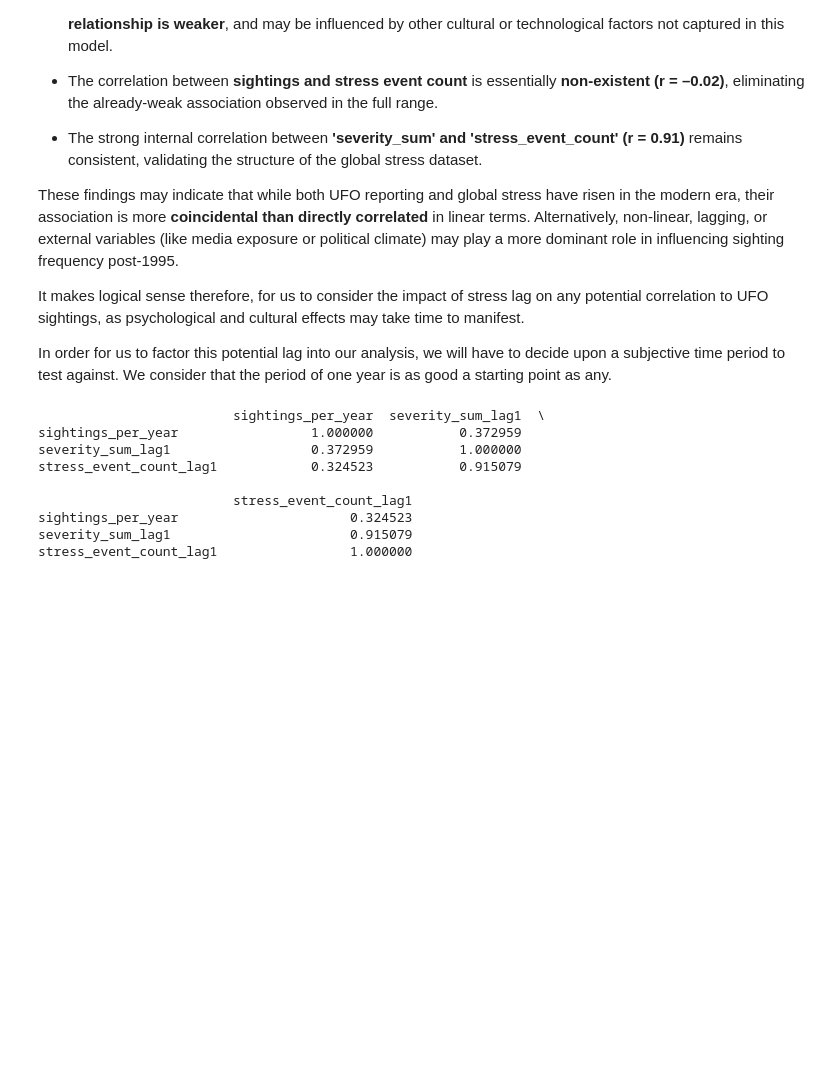
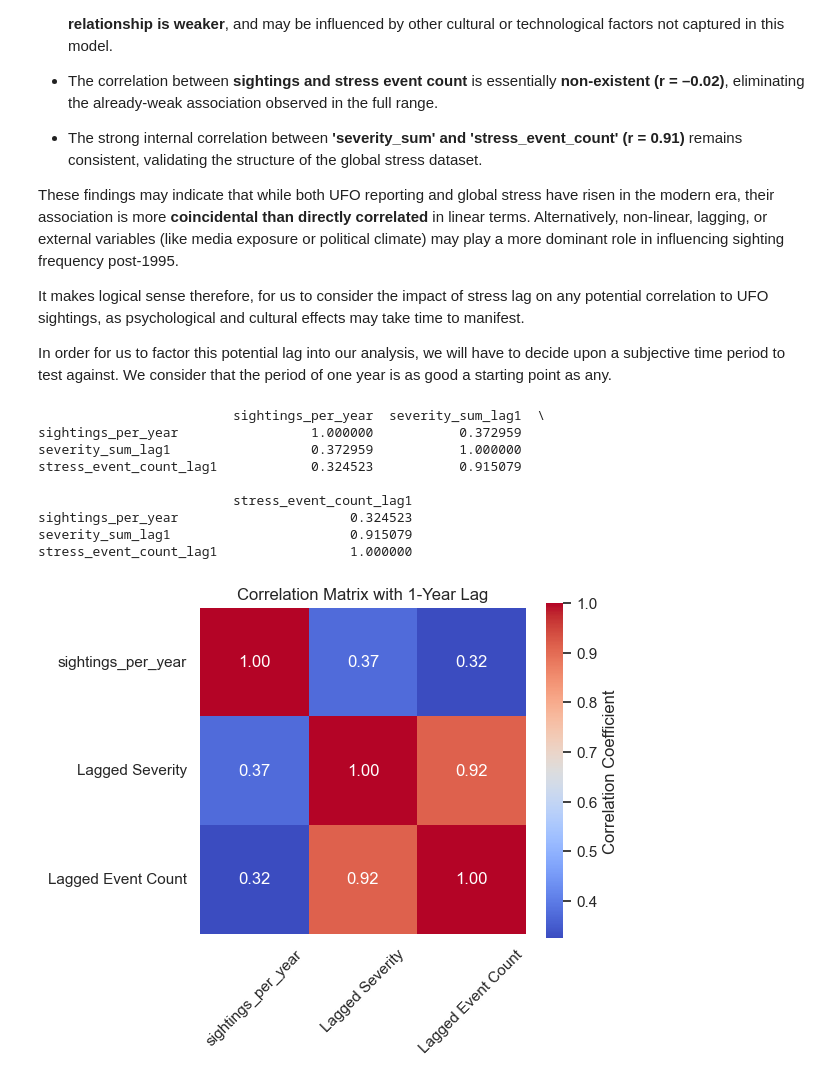
Before and after one commit to Richard-wv/stress_sighting_hypothesis, a Jupyter notebook: jupyter_notebooks/2_data_analysis.ipynb, the cells around one changed output. Drawn from its saved outputs; the diff is of its cells as text; code cells hidden in the pictures; blank space fills up the shorter version.

Commit message:
Add Correlation Lag comparison tables to notebook

```diff
--- a/jupyter_notebooks/2_data_analysis.ipynb
+++ b/jupyter_notebooks/2_data_analysis.ipynb
@@ -578,3 +578,32 @@ stress_event_count_lag1            0.324523           0.915079
 sightings_per_year                      0.324523
 severity_sum_lag1                       0.915079
 stress_event_count_lag1                 1.000000
+# %%
+import seaborn as sns
+import matplotlib.pyplot as plt
+
+# Select only relevant columns for lagged analysis
+lag_corr_matrix = lagged_df[['sightings_per_year', 'severity_sum_lag1', 'stress_event_count_lag1']].corr()
+
+# Rename columns for clarity
+lag_corr_matrix.rename(columns={
+    'severity_sum_lag1': 'Lagged Severity',
+    'stress_event_count_lag1': 'Lagged Event Count'
+}, index={
+    'severity_sum_lag1': 'Lagged Severity',
+    'stress_event_count_lag1': 'Lagged Event Count'
+}, inplace=True)
+
+# Plot heatmap
+plt.figure(figsize=(6, 5))
+sns.heatmap(lag_corr_matrix, annot=True, cmap='coolwarm', fmt=".2f", square=True,
+            cbar_kws={'label': 'Correlation Coefficient'})
+
+plt.title('Correlation Matrix with 1-Year Lag')
+plt.xticks(rotation=45)
+plt.yticks(rotation=0)
+plt.tight_layout()
+plt.show()
+# Code provided by ChatGPT
+# %% [output]
+[figure, added]
```
Also changed, not shown: parts of 5 cells of this notebook.
